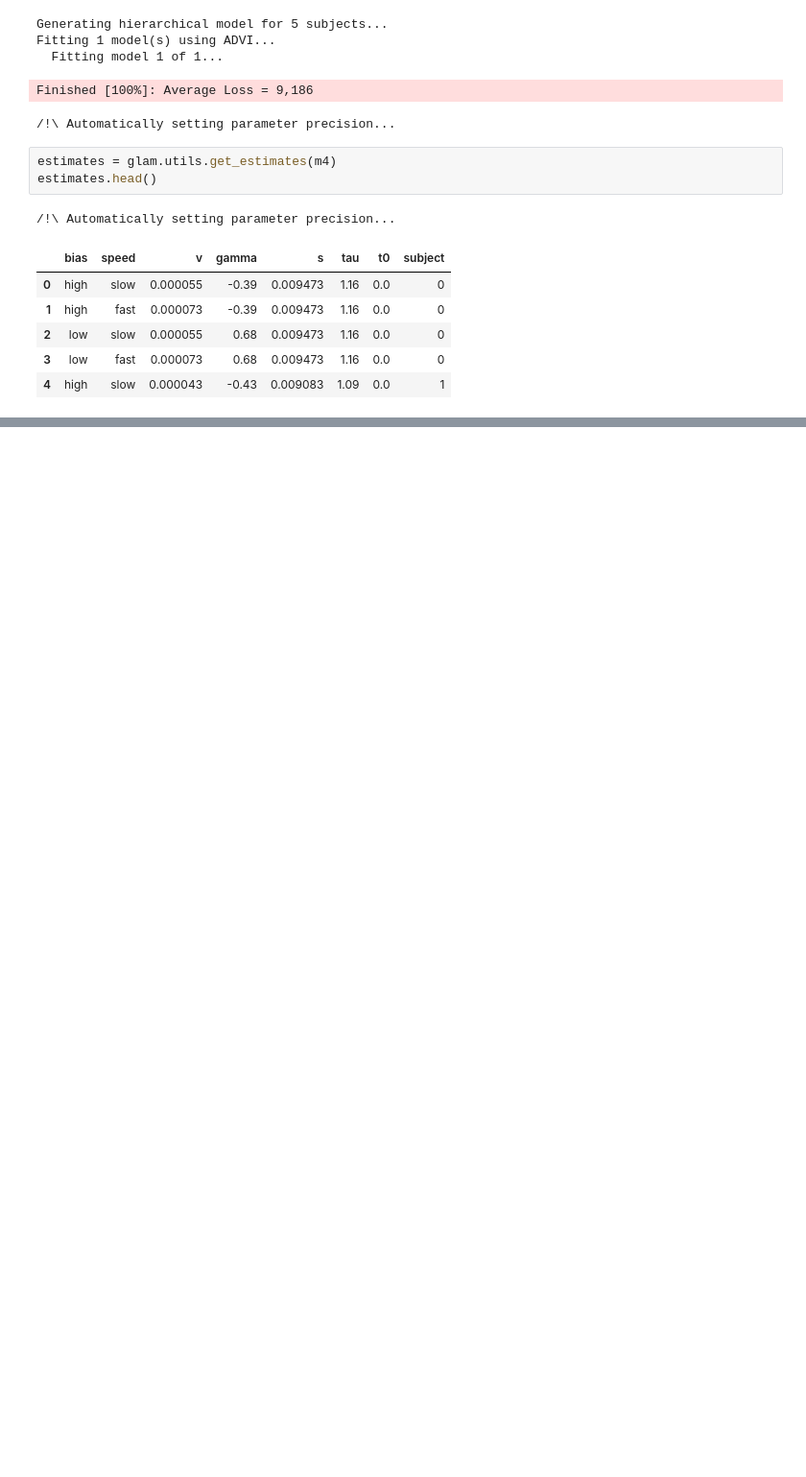
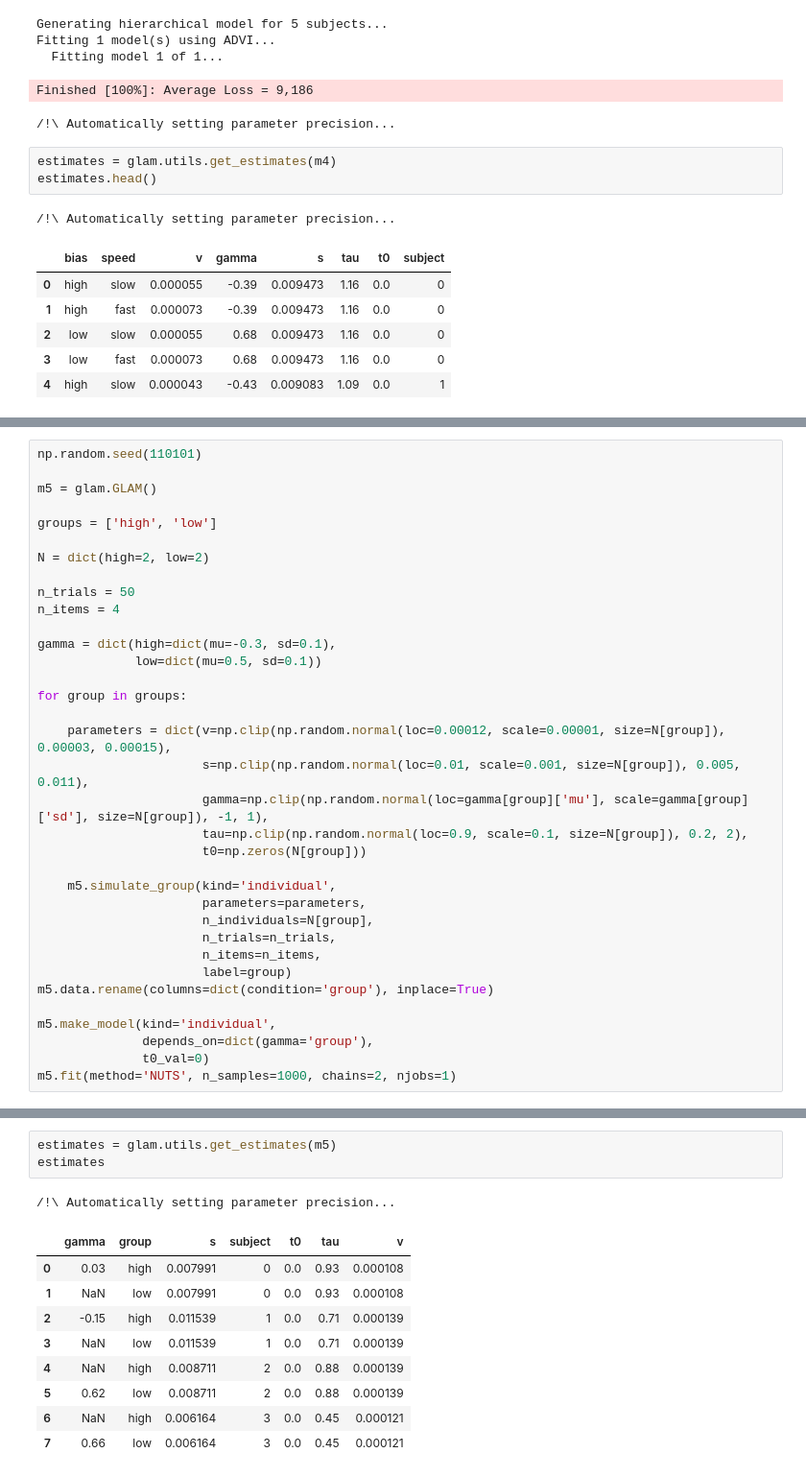
Before and after one commit to glamlab/glambox, a Jupyter notebook: test_get_estimates.ipynb, the cells around one changed output, grey strips where cells are left out. Shown at 96% size. Saved outputs shown, nothing was run; the diff lists cells and outputs as text; blank space fills up the shorter version.

```diff
--- a/test_get_estimates.ipynb
+++ b/test_get_estimates.ipynb
@@ -258,0 +263,35 @@ estimates.head()
+# %%
+np.random.seed(110101)
+
+m5 = glam.GLAM()
+
+groups = ['high', 'low']
+
+N = dict(high=2, low=2)
+
+n_trials = 50
+n_items = 4
+
+gamma = dict(high=dict(mu=-0.3, sd=0.1),
+             low=dict(mu=0.5, sd=0.1))
+
+for group in groups:
+
+    parameters = dict(v=np.clip(np.random.normal(loc=0.00012, scale=0.00001, size=N[group]), 0.00003, 0.00015),
+                      s=np.clip(np.random.normal(loc=0.01, scale=0.001, size=N[group]), 0.005, 0.011),
+                      gamma=np.clip(np.random.normal(loc=gamma[group]['mu'], scale=gamma[group]['sd'], size=N[group]), -1, 1),
+                      tau=np.clip(np.random.normal(loc=0.9, scale=0.1, size=N[group]), 0.2, 2),
+                      t0=np.zeros(N[group]))
+
+    m5.simulate_group(kind='individual',
+                      parameters=parameters,
+                      n_individuals=N[group],
+                      n_trials=n_trials,
+                      n_items=n_items,
+                      label=group)
+m5.data.rename(columns=dict(condition='group'), inplace=True)
+
+m5.make_model(kind='individual',
+              depends_on=dict(gamma='group'),
+              t0_val=0)
+m5.fit(method='NUTS', n_samples=1000, chains=2, njobs=1)
@@ -258,0 +331,14 @@ estimates.head()
+# %%
+estimates = glam.utils.get_estimates(m5)
+estimates
+# %% [output]
+/!\ Automatically setting parameter precision...
+|  | gamma | group | s | subject | t0 | tau | v |
+| 0 | 0.03 | high | 0.007991 | 0 | 0.0 | 0.93 | 0.000108 |
+| 1 | NaN | low | 0.007991 | 0 | 0.0 | 0.93 | 0.000108 |
+| 2 | -0.15 | high | 0.011539 | 1 | 0.0 | 0.71 | 0.000139 |
+| 3 | NaN | low | 0.011539 | 1 | 0.0 | 0.71 | 0.000139 |
+| 4 | NaN | high | 0.008711 | 2 | 0.0 | 0.88 | 0.000139 |
+| 5 | 0.62 | low | 0.008711 | 2 | 0.0 | 0.88 | 0.000139 |
+| 6 | NaN | high | 0.006164 | 3 | 0.0 | 0.45 | 0.000121 |
+| 7 | 0.66 | low | 0.006164 | 3 | 0.0 | 0.45 | 0.000121 |
```
Also changed, not shown: parts of 12 cells of this notebook, 1 other file.
